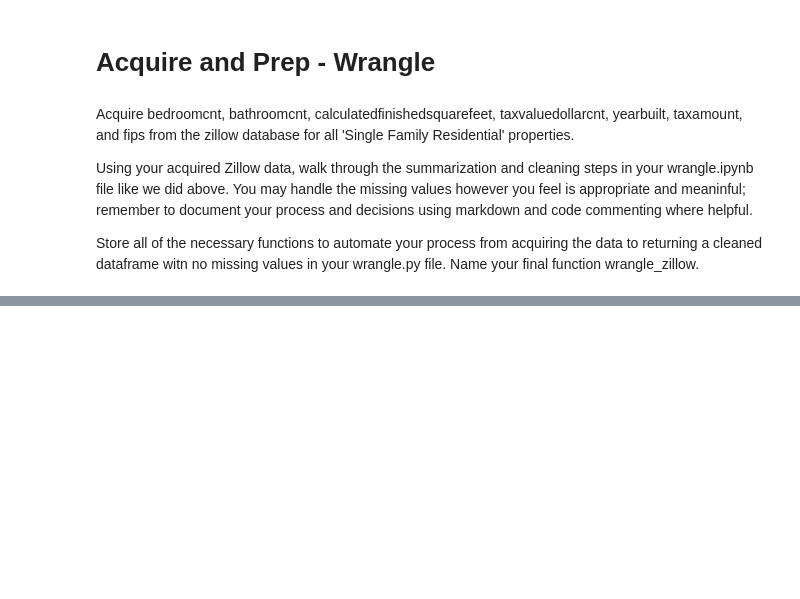
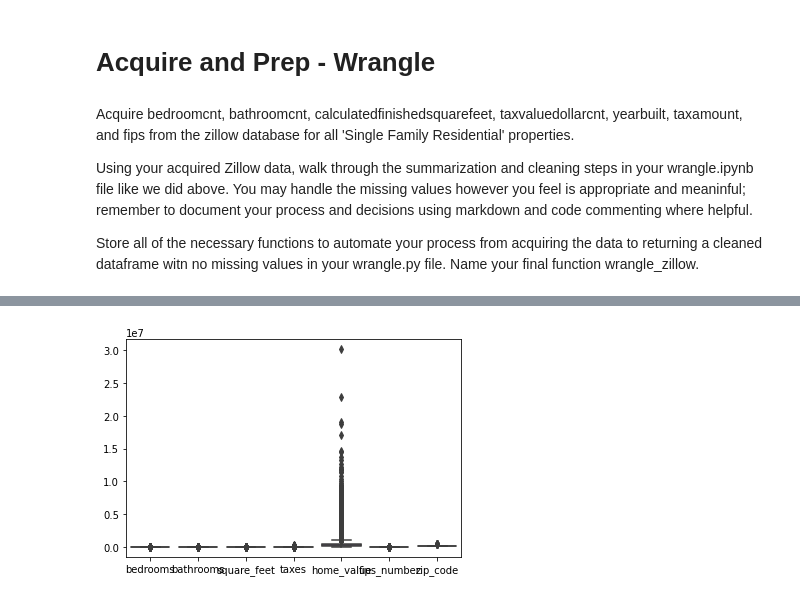
Before and after one commit to KristineCabanela/regression-exercises, a Jupyter notebook: wrangle.ipynb, the cells around one changed output, grey strips where cells are left out. Saved outputs shown, nothing was run; the diff lists cells and outputs as text; code cells hidden in the pictures; blank space fills up the shorter version.

```diff
--- a/wrangle.ipynb
+++ b/wrangle.ipynb
@@ -20,3 +21,3 @@ import env
 # %%
-def get_db_url(db_name):
-    return f"mysql+pymysql://{user}:{password}@{host}/{db_name}"
+def get_connection(db, user=env.user, host=env.host, password=env.password):
+    return f'mysql+pymysql://{user}:{password}@{host}/{db}'
@@ -23,26 +32,2 @@ def get_db_url(db_name):
 # %%
-def get_data_from_sql():
-    query = """
-    SELECT bedroomcnt,
-       bathroomcnt,
-       calculatedfinishedsquarefeet,
-       taxamount,
-       taxvaluedollarcnt as home_value,
-       propertylandusedesc,
-       fips as fips_number,
-       regionidzip as zip_code
-    FROM predictions_2017
-    JOIN properties_2017 USING(id)
-    JOIN propertylandusetype USING(propertylandusetypeid)
-    WHERE (transactiondate >= '2017-05-01' AND transactiondate <= '2017-06-30')
-        AND propertylandusetypeid = '261'
-        AND bedroomcnt > 0
-        AND bathroomcnt > 0
-        AND calculatedfinishedsquarefeet > 0
-        AND taxamount > 0
-        AND taxvaluedollarcnt > 0
-        AND fips > 0
-    ORDER BY fips;
-    """
-    df = pd.read_sql(query, get_db_url('zillow'))
-    return df
+df = pd.read_sql('SELECT bedroomcnt as bedrooms, bathroomcnt as bathrooms, calculatedfinishedsquarefeet as square_feet,taxamount as taxes, taxvaluedollarcnt as home_value, propertylandusedesc, fips as fips_number, regionidzip as zip_code FROM predictions_2017 JOIN properties_2017 USING(id) JOIN propertylandusetype USING(propertylandusetypeid) ORDER BY fips;', get_connection('zillow'))
@@ -52,0 +194,6 @@ AttributeError: 'function' object has no attribute 'head'
+# %%
+df = df[df.bathrooms != 0]
+#drop bathrooms with value count zero
+# %%
+df = df[df.bedrooms != 0]
+#drop bedrooms with bedroom count zero
@@ -52,0 +234,5 @@ AttributeError: 'function' object has no attribute 'head'
+# %%
+sns.boxplot(data=df)
+plt.show()
+# %% [output]
+[figure, added]
```
Also changed, not shown: parts of 18 cells of this notebook.
